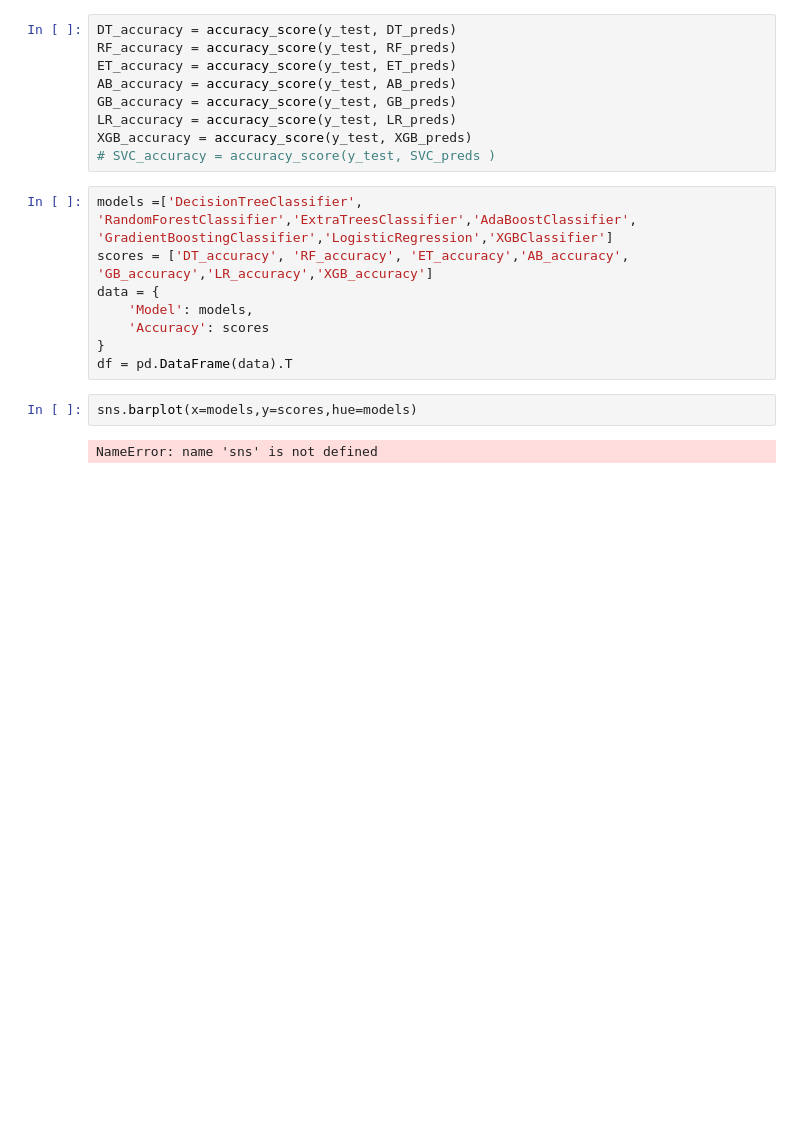
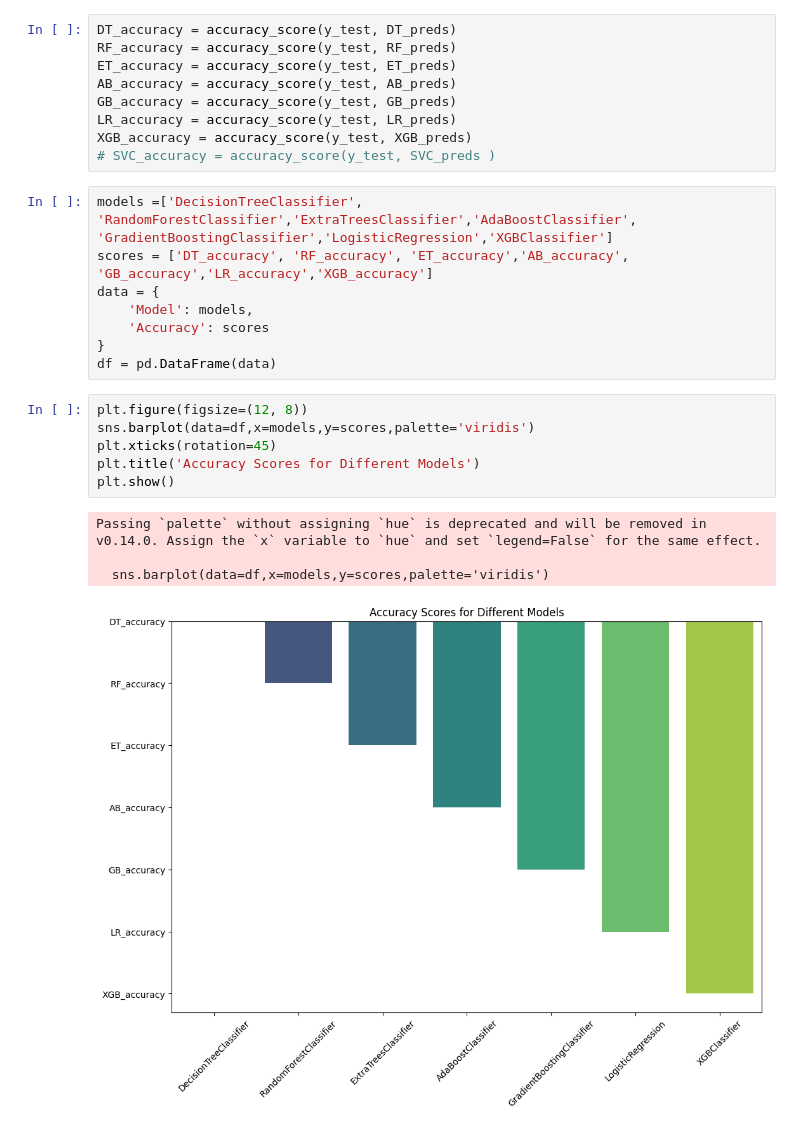
Before and after one commit to Santhosh-Analytics/Copper-Pricing-lead-conversion-PredictiveModeling-, a Jupyter notebook: Data Preprocessing.ipynb, the cells around one changed output. Cells and saved outputs as stored; diff of their text form; blank space fills up the shorter version.

Commit message:
Classification Model build

```diff
--- a/Data Preprocessing.ipynb
+++ b/Data Preprocessing.ipynb
@@ -966,8 +969,15 @@ data = {
     'Model': models,
     'Accuracy': scores
 }
-df = pd.DataFrame(data).T
+df = pd.DataFrame(data)
-# %%
-sns.barplot(x=models,y=scores,hue=models)
-# %% [output]
-NameError: name 'sns' is not defined
+# %%
+plt.figure(figsize=(12, 8))
+sns.barplot(data=df,x=models,y=scores,palette='viridis')
+plt.xticks(rotation=45)
+plt.title('Accuracy Scores for Different Models')
+plt.show()
+# %% [output]
+Passing `palette` without assigning `hue` is deprecated and will be removed in v0.14.0. Assign the `x` variable to `hue` and set `legend=False` for the same effect.
+
+  sns.barplot(data=df,x=models,y=scores,palette='viridis')
+[figure, added]
```
Also changed, not shown: parts of 1 cell of this notebook, 1 other file.
